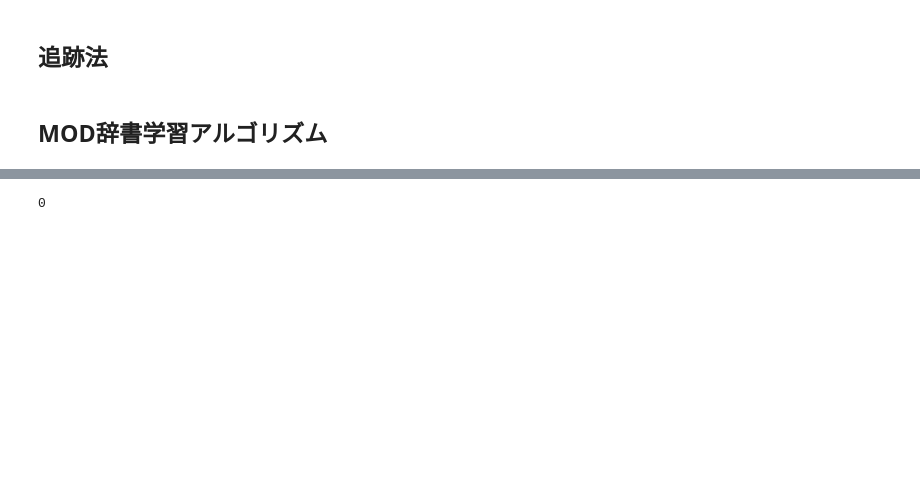
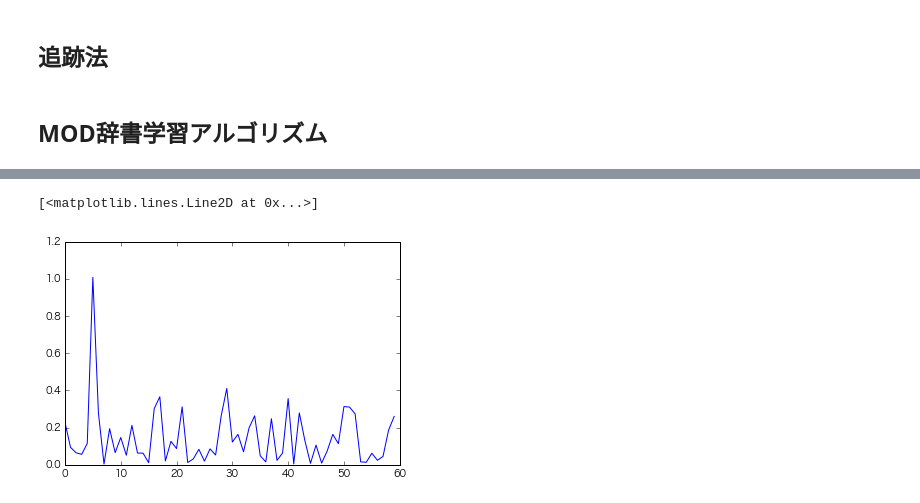
Before and after one commit to kibo35/sparse-modeling, a Jupyter notebook: ch12.ipynb, the cells around one changed output, grey strips where cells are left out. Cells and saved outputs as stored; diff of their text form; code cells hidden in the pictures; blank space fills up the shorter version.

```diff
--- a/ch12.ipynb
+++ b/ch12.ipynb
@@ -125,4 +128,5 @@ plt.colorbar(fraction=0.024, pad=0.04)
 # %%
-np.sum(np.diag(np.dot(A0.T, A)) > 0.99)
+plt.plot(np.abs(np.diag(np.dot(A0.T, A))))
 # %% [output]
-0
+[<matplotlib.lines.Line2D at 0x...>]
+[figure, added]
```
Also changed, not shown: parts of 3 cells of this notebook.
